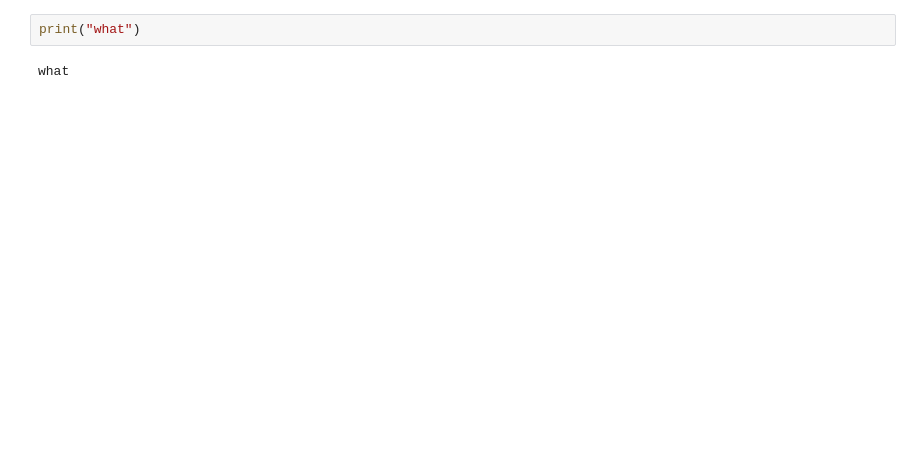
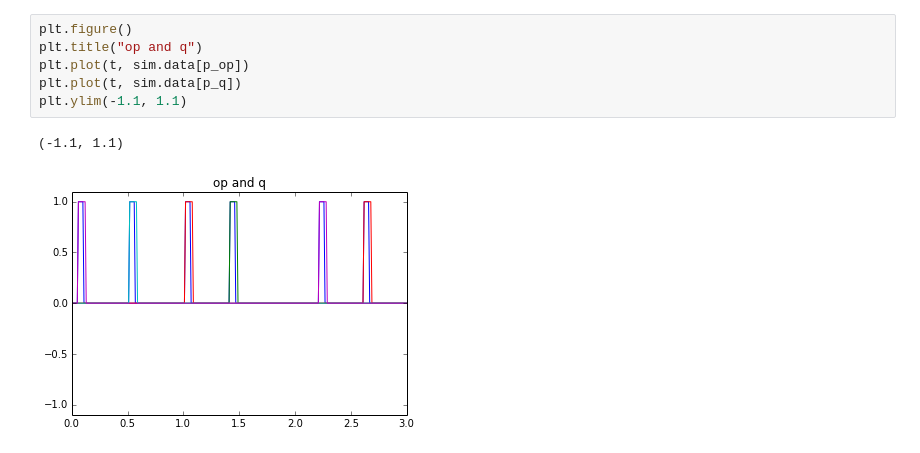
Before and after one commit to Seanny123/counting_to_addition, a Jupyter notebook: hard_env_test.ipynb, the cells around one changed output. Saved outputs shown, nothing was run; the diff lists cells and outputs as text; blank space fills up the shorter version.

```diff
--- a/hard_env_test.ipynb
+++ b/hard_env_test.ipynb
@@ -112,4 +237,9 @@ ValueError: x and y must have same first dimension
-# %%
-print("what")
-# %% [output]
-what
+# %%
+plt.figure()
+plt.title("op and q")
+plt.plot(t, sim.data[p_op])
+plt.plot(t, sim.data[p_q])
+plt.ylim(-1.1, 1.1)
+# %% [output]
+(-1.1, 1.1)
+[figure, added]
```
Also changed, not shown: parts of 7 cells of this notebook, 7 other files.
